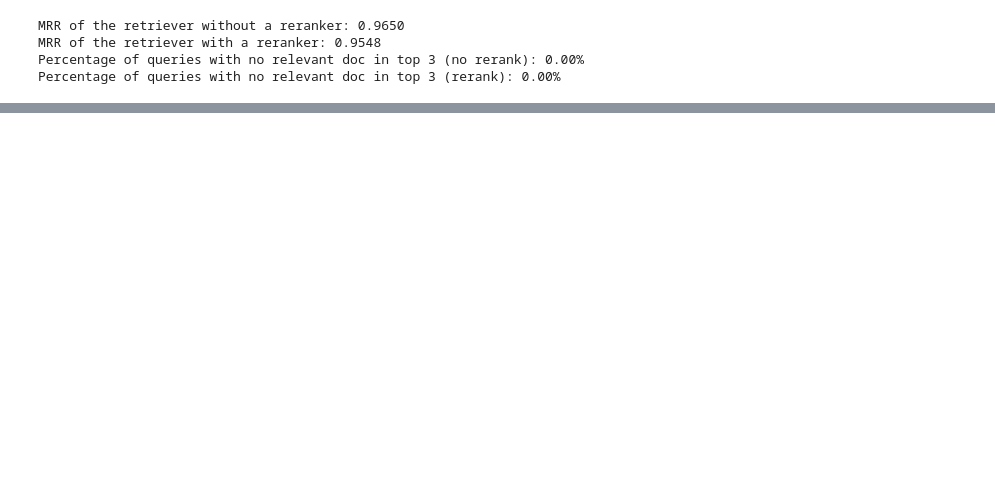
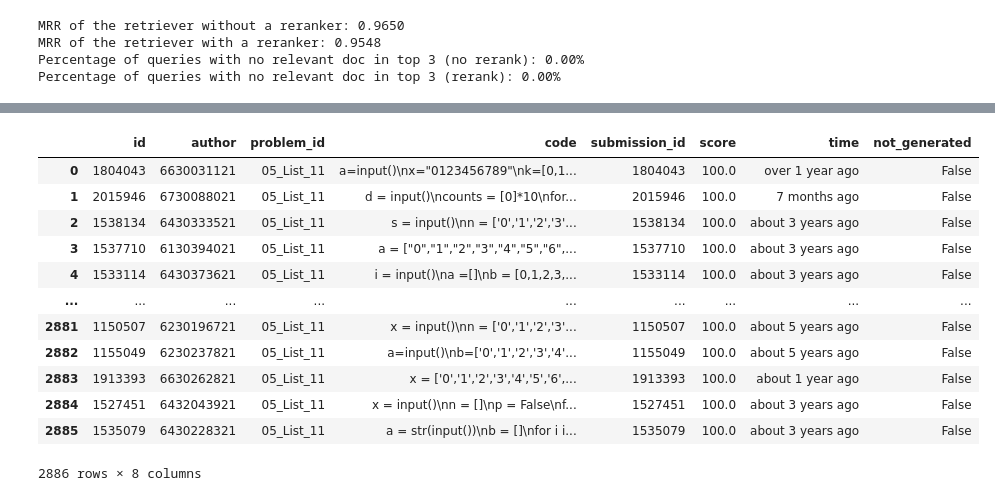
Before and after one commit to capstone-cp49/grader-rag, a Jupyter notebook: src/rag_prototype.ipynb, the cells around one changed output, grey strips where cells are left out. Saved outputs shown, nothing was run; the diff lists cells and outputs as text; code cells hidden in the pictures; blank space fills up the shorter version.

```diff
--- a/src/rag_prototype.ipynb
+++ b/src/rag_prototype.ipynb
@@ -595,0 +718,16 @@ Capture your screen like this and upload it to MCV.
+# %%
+sus_submissions[sus_submissions["problem_id"] == "05_List_11"]
+# %% [output]
+|  | id | author | problem_id | code | submission_id | score | time | not_generated |
+| 0 | 1804043 | 6630031121 | 05_List_11 | a=input()\nx="0123456789"\nk=[0,1... | 1804043 | 100.0 | over 1 year ago | False |
+| 1 | 2015946 | 6730088021 | 05_List_11 | d = input()\ncounts = [0]*10\nfor... | 2015946 | 100.0 | 7 months ago | False |
+| 2 | 1538134 | 6430333521 | 05_List_11 | s = input()\nn = ['0','1','2','3'... | 1538134 | 100.0 | about 3 years ago | False |
+| 3 | 1537710 | 6130394021 | 05_List_11 | a = ["0","1","2","3","4","5","6",... | 1537710 | 100.0 | about 3 years ago | False |
+| 4 | 1533114 | 6430373621 | 05_List_11 | i = input()\na =[]\nb = [0,1,2,3,... | 1533114 | 100.0 | about 3 years ago | False |
+| ... | ... | ... | ... | ... | ... | ... | ... | ... |
+| 2881 | 1150507 | 6230196721 | 05_List_11 | x = input()\nn = ['0','1','2','3'... | 1150507 | 100.0 | about 5 years ago | False |
+| 2882 | 1155049 | 6230237821 | 05_List_11 | a=input()\nb=['0','1','2','3','4'... | 1155049 | 100.0 | about 5 years ago | False |
+| 2883 | 1913393 | 6630262821 | 05_List_11 | x = ['0','1','2','3','4','5','6',... | 1913393 | 100.0 | about 1 year ago | False |
+| 2884 | 1527451 | 6432043921 | 05_List_11 | x = input()\nn = []\np = False\nf... | 1527451 | 100.0 | about 3 years ago | False |
+| 2885 | 1535079 | 6430228321 | 05_List_11 | a = str(input())\nb = []\nfor i i... | 1535079 | 100.0 | about 3 years ago | False |
+2886 rows × 8 columns
```
Also changed, not shown: parts of 27 cells of this notebook, 1 other file.
